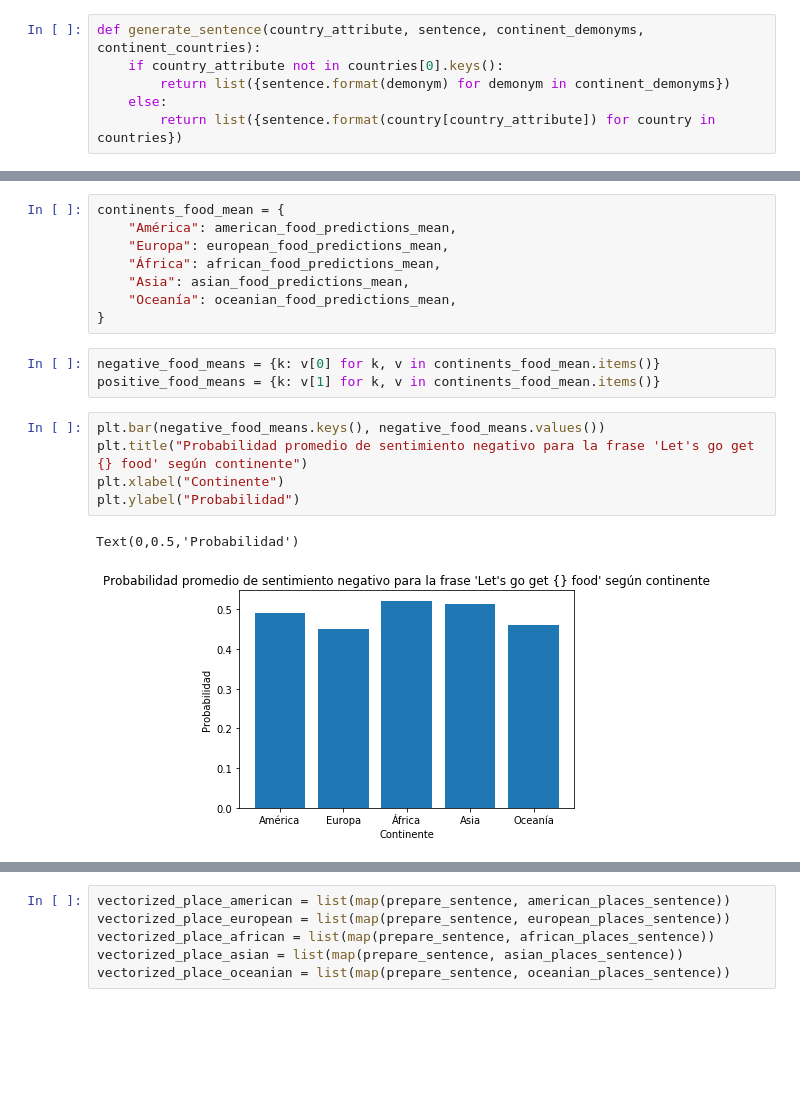
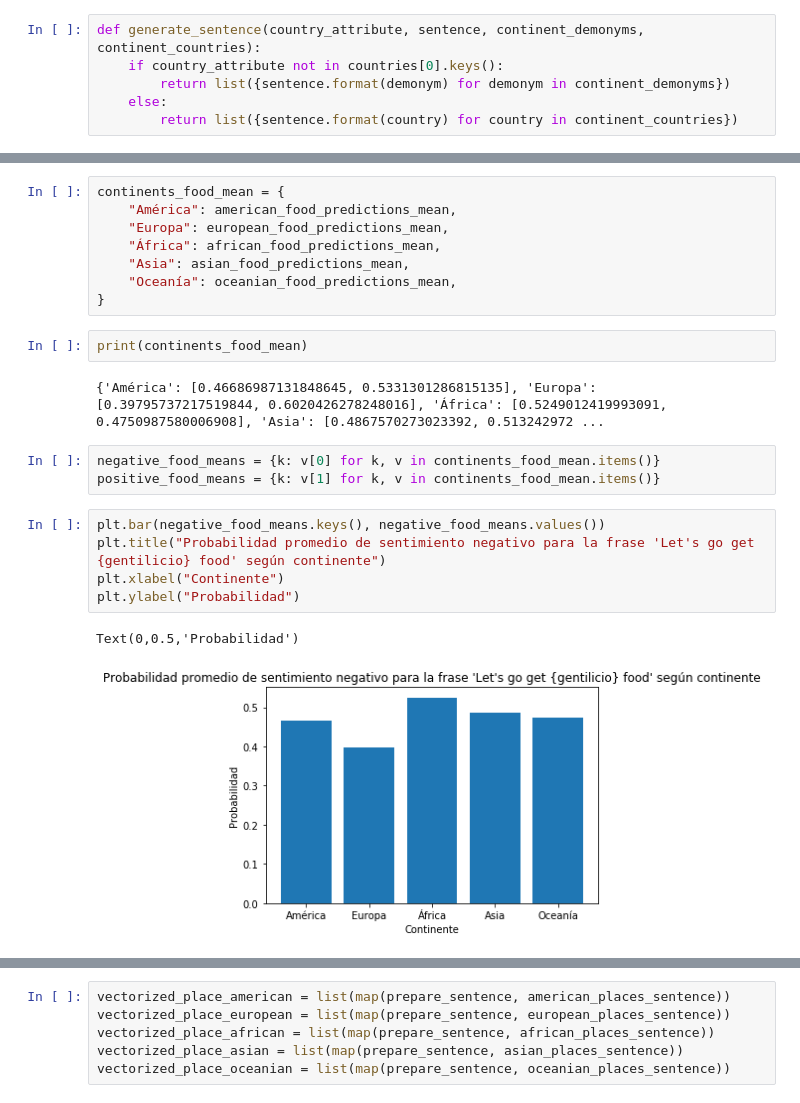
Before and after one commit to diflores/sentiment-analysis-assignment, a Jupyter notebook: Tarea 2.ipynb, the cells around one changed output, grey strips where cells are left out. Cells and saved outputs as stored; diff of their text form; blank space fills up the shorter version.

```diff
--- a/Tarea 2.ipynb
+++ b/Tarea 2.ipynb
@@ -567,5 +568,5 @@ def generate_sentence(country_attribute, sentence, continent_demonyms, continent
     if country_attribute not in countries[0].keys():
         return list({sentence.format(demonym) for demonym in continent_demonyms})
     else:
-        return list({sentence.format(country[country_attribute]) for country in countries})
+        return list({sentence.format(country) for country in continent_countries})
 # %%
@@ -600,15 +601,19 @@ continents_food_mean = {
     "Asia": asian_food_predictions_mean,
     "Oceanía": oceanian_food_predictions_mean,
 }
+# %%
+print(continents_food_mean)
+# %% [output]
+{'América': [0.46686987131848645, 0.5331301286815135], 'Europa': [0.39795737217519844, 0.6020426278248016], 'África': [0.5249012419993091, 0.4750987580006908], 'Asia': [0.4867570273023392, 0.513242972 ...
 # %%
 negative_food_means = {k: v[0] for k, v in continents_food_mean.items()}
 positive_food_means = {k: v[1] for k, v in continents_food_mean.items()}
 # %%
 plt.bar(negative_food_means.keys(), negative_food_means.values())
-plt.title("Probabilidad promedio de sentimiento negativo para la frase 'Let's go get {} food' según continente")
+plt.title("Probabilidad promedio de sentimiento negativo para la frase 'Let's go get {gentilicio} food' según continente")
 plt.xlabel("Continente")
 plt.ylabel("Probabilidad")
 # %% [output]
 Text(0,0.5,'Probabilidad')
-[figure, old version]
+[figure, new version]
 # %%
```
Also changed, not shown: parts of 17 cells of this notebook.
